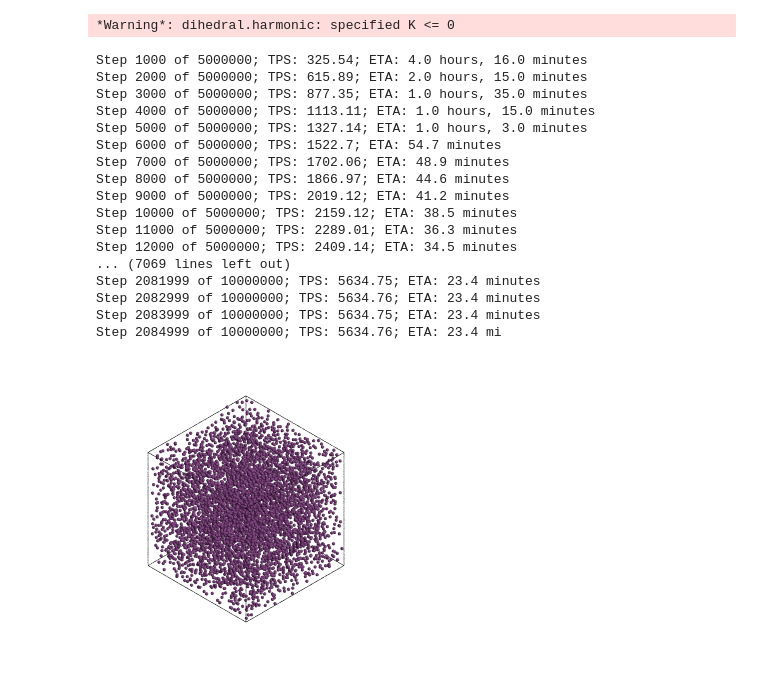
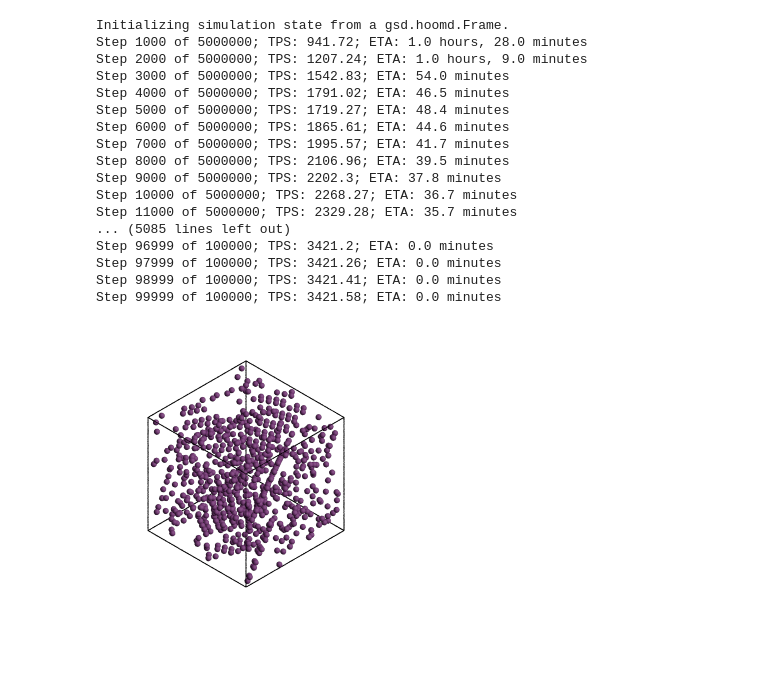
Before and after one commit to eridanirojas/mxene, a Jupyter notebook: example/sim_with_shrink.ipynb, the cells around one changed output. Saved outputs shown, nothing was run; the diff lists cells and outputs as text; code cells hidden in the pictures.

```diff
--- a/example/sim_with_shrink.ipynb
+++ b/example/sim_with_shrink.ipynb
@@ -24,7 +24,7 @@ from flowermd.utils import get_target_box_number_density
 from mbuild.compound import Compound
 from mbuild.lattice import Lattice
 warnings.filterwarnings('ignore')
-cpu = hoomd.device.GPU()
+cpu = hoomd.device.CPU()
 class Graphene(System):
     def __init__(
         self,
@@ -57,7 +57,7 @@ class Graphene(System):
     def _build_system(self):
         return self.all_molecules[0]
 #OK, so we want to initialize a system with some chains and some flakes
-N_chains = 500
+N_chains = 30
 initial_dens = 0.0005
 final_dens = 0.3
 kg_chain = LJChain(lengths=10,num_mols=N_chains)
@@ -92,13 +92,13 @@ ff = BeadSpring(
         "F-F-F-F": dict(phi0=0.0, k=500, d=-1, n=2),
     }
 )
-dt = 0.0001
+dt = 0.0005
 gsd = f"{N_chains}_10mer10f_{dt}dt.gsd"
 log = f"{N_chains}_10mer10f_{dt}dt.txt"
 sim = Simulation(initial_state=system.hoomd_snapshot, forcefield=ff.hoomd_forces, device=cpu, dt = dt, gsd_write_freq=int(1000), log_file_name = log, gsd_file_name = gsd)
 #sim.run_update_volume(final_box_lengths=[(1500/0.8)**1/3, (1500/0.8)**1/3, (1500/0.8)**1/3], kT=6.0, n_steps=5e6,tau_kt=100*sim.dt,period=10,thermalize_particles=True)
 sim.run_update_volume(final_box_lengths=target_box, kT=6.0, n_steps=5e6,tau_kt=100*sim.dt,period=10,thermalize_particles=True)
-sim.run_NVT(n_steps=10e6, kT=3, tau_kt=dt*100)
+sim.run_NVT(n_steps=1e5, kT=3, tau_kt=dt*100)
 sim.flush_writers()
 sim_visualizer = FresnelGSD(gsd_file=gsd, frame=-1, view_axis=(1, 1, 1))
 sim_visualizer.view()
@@ -107,22 +107,21 @@ Initializing simulation state from a gsd.hoomd.Frame.
-*Warning*: dihedral.harmonic: specified K <= 0
+Initializing simulation state from a gsd.hoomd.Frame.
+Step 1000 of 5000000; TPS: 941.72; ETA: 1.0 hours, 28.0 minutes
+Step 2000 of 5000000; TPS: 1207.24; ETA: 1.0 hours, 9.0 minutes
+Step 3000 of 5000000; TPS: 1542.83; ETA: 54.0 minutes
+Step 4000 of 5000000; TPS: 1791.02; ETA: 46.5 minutes
+Step 5000 of 5000000; TPS: 1719.27; ETA: 48.4 minutes
+Step 6000 of 5000000; TPS: 1865.61; ETA: 44.6 minutes
+Step 7000 of 5000000; TPS: 1995.57; ETA: 41.7 minutes
+Step 8000 of 5000000; TPS: 2106.96; ETA: 39.5 minutes
+Step 9000 of 5000000; TPS: 2202.3; ETA: 37.8 minutes
+Step 10000 of 5000000; TPS: 2268.27; ETA: 36.7 minutes
+Step 11000 of 5000000; TPS: 2329.28; ETA: 35.7 minutes
+... (5085 lines left out)
+Step 96999 of 100000; TPS: 3421.2; ETA: 0.0 minutes
+Step 97999 of 100000; TPS: 3421.26; ETA: 0.0 minutes
+Step 98999 of 100000; TPS: 3421.41; ETA: 0.0 minutes
+Step 99999 of 100000; TPS: 3421.58; ETA: 0.0 minutes
-Step 1000 of 5000000; TPS: 325.54; ETA: 4.0 hours, 16.0 minutes
-Step 2000 of 5000000; TPS: 615.89; ETA: 2.0 hours, 15.0 minutes
-Step 3000 of 5000000; TPS: 877.35; ETA: 1.0 hours, 35.0 minutes
-Step 4000 of 5000000; TPS: 1113.11; ETA: 1.0 hours, 15.0 minutes
-Step 5000 of 5000000; TPS: 1327.14; ETA: 1.0 hours, 3.0 minutes
-Step 6000 of 5000000; TPS: 1522.7; ETA: 54.7 minutes
-Step 7000 of 5000000; TPS: 1702.06; ETA: 48.9 minutes
-Step 8000 of 5000000; TPS: 1866.97; ETA: 44.6 minutes
-Step 9000 of 5000000; TPS: 2019.12; ETA: 41.2 minutes
-Step 10000 of 5000000; TPS: 2159.12; ETA: 38.5 minutes
-Step 11000 of 5000000; TPS: 2289.01; ETA: 36.3 minutes
-Step 12000 of 5000000; TPS: 2409.14; ETA: 34.5 minutes
-... (7069 lines left out)
-Step 2081999 of 10000000; TPS: 5634.75; ETA: 23.4 minutes
-Step 2082999 of 10000000; TPS: 5634.76; ETA: 23.4 minutes
-Step 2083999 of 10000000; TPS: 5634.75; ETA: 23.4 minutes
-Step 2084999 of 10000000; TPS: 5634.76; ETA: 23.4 mi
-[figure, old version]
+[figure, new version]
 # %%
 data = np.genfromtxt(log, names=True)
 # %%
```
Also changed, not shown: parts of 2 cells of this notebook, 1 other file.
